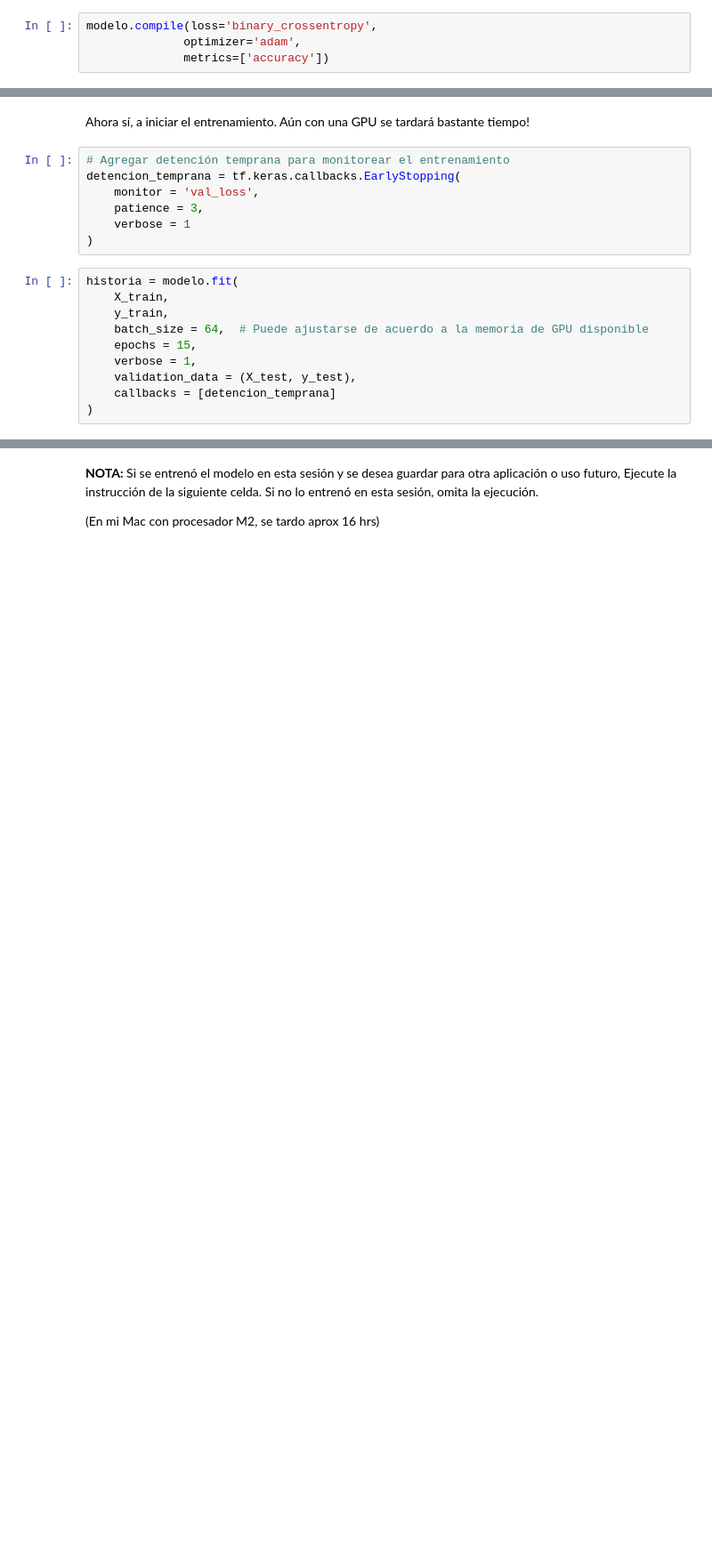
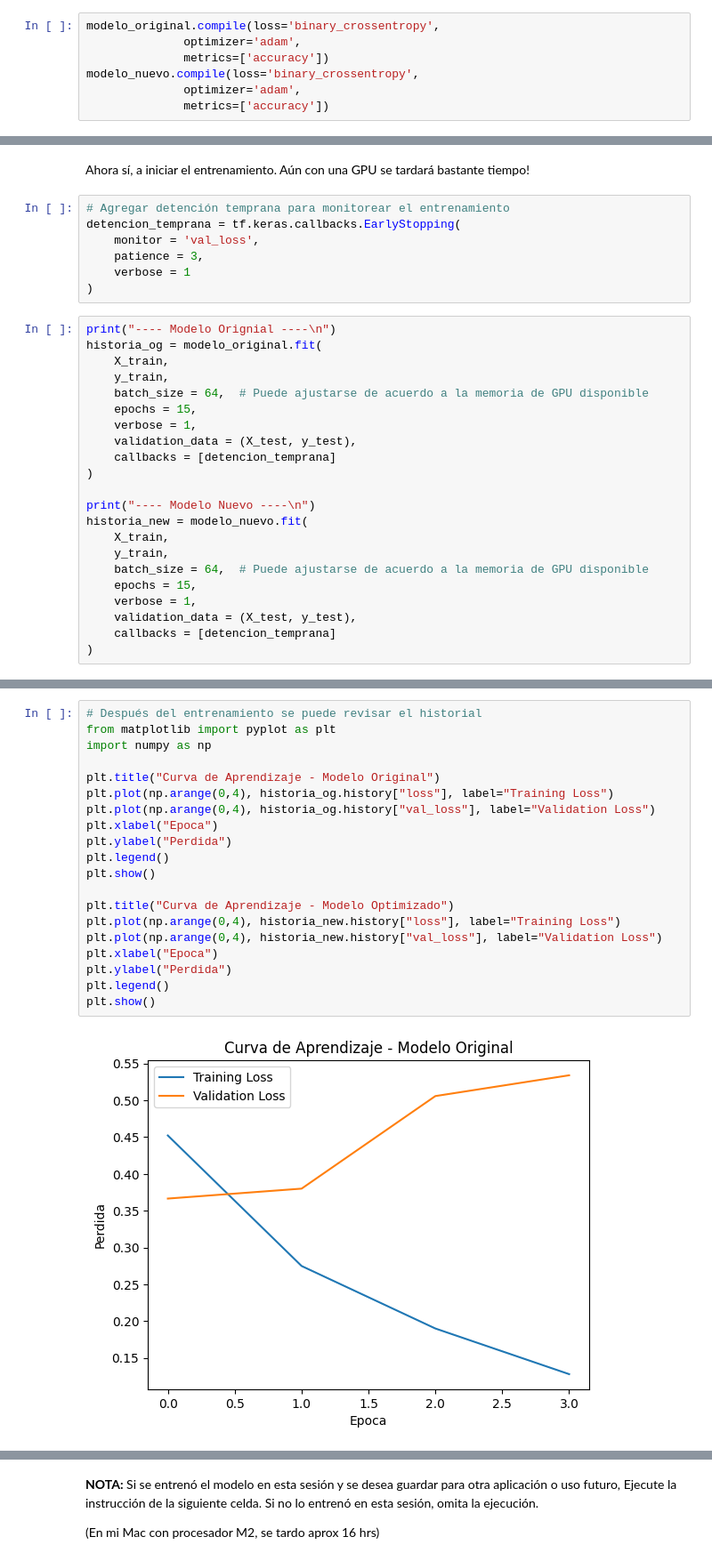
Before and after one commit to Sofiamishel2003/Analisis_Sentimientos_LSTM, a Jupyter notebook: Analisis_Sentimientos_RNN.ipynb, the cells around one changed output, grey strips where cells are left out. Shown at 89% size. Saved outputs shown, nothing was run; the diff lists cells and outputs as text; blank space fills up the shorter version.

```diff
--- a/Analisis_Sentimientos_RNN.ipynb
+++ b/Analisis_Sentimientos_RNN.ipynb
@@ -110,9 +100,12 @@ modelo = Sequential([
 # %% [markdown]
 Ya que este es un problema de clasificación binaria, la mejor función de pérdida es la "binary_crossentropy".  También se utiliza el optimizador "Adam" que es uno de los mejores.  Siempre es de recordar que si es necesario afinar más el modelo, se pueden probar otras.
 # %%
-modelo.compile(loss='binary_crossentropy',
+modelo_original.compile(loss='binary_crossentropy',
               optimizer='adam',
               metrics=['accuracy'])
+modelo_nuevo.compile(loss='binary_crossentropy',
+              optimizer='adam',
+              metrics=['accuracy'])
 # %% [markdown]
 ## Entrenamiento
 
@@ -150,7 +143,8 @@ detencion_temprana = tf.keras.callbacks.EarlyStopping(
     verbose = 1
 )
 # %%
-historia = modelo.fit(
+print("---- Modelo Orignial ----\n")
+historia_og = modelo_original.fit(
     X_train,
     y_train,
     batch_size = 64,  # Puede ajustarse de acuerdo a la memoria de GPU disponible
@@ -159,4 +153,15 @@ historia = modelo.fit(
     validation_data = (X_test, y_test),
     callbacks = [detencion_temprana]
 )
+
+print("---- Modelo Nuevo ----\n")
+historia_new = modelo_nuevo.fit(
+    X_train,
+    y_train,
+    batch_size = 64,  # Puede ajustarse de acuerdo a la memoria de GPU disponible
+    epochs = 15,
+    verbose = 1,
+    validation_data = (X_test, y_test),
+    callbacks = [detencion_temprana]
+)
 # %% [output]
@@ -176,0 +190,22 @@ dict_keys(['accuracy', 'loss', 'val_accuracy', 'val_loss'])
+# %%
+# Después del entrenamiento se puede revisar el historial
+from matplotlib import pyplot as plt
+import numpy as np
+
+plt.title("Curva de Aprendizaje - Modelo Original")
+plt.plot(np.arange(0,4), historia_og.history["loss"], label="Training Loss")
+plt.plot(np.arange(0,4), historia_og.history["val_loss"], label="Validation Loss")
+plt.xlabel("Epoca")
+plt.ylabel("Perdida")
+plt.legend()
+plt.show()
+
+plt.title("Curva de Aprendizaje - Modelo Optimizado")
+plt.plot(np.arange(0,4), historia_new.history["loss"], label="Training Loss")
+plt.plot(np.arange(0,4), historia_new.history["val_loss"], label="Validation Loss")
+plt.xlabel("Epoca")
+plt.ylabel("Perdida")
+plt.legend()
+plt.show()
+# %% [output]
+[figure, added]
```
Also changed, not shown: parts of 12 cells of this notebook, 3 other files.
